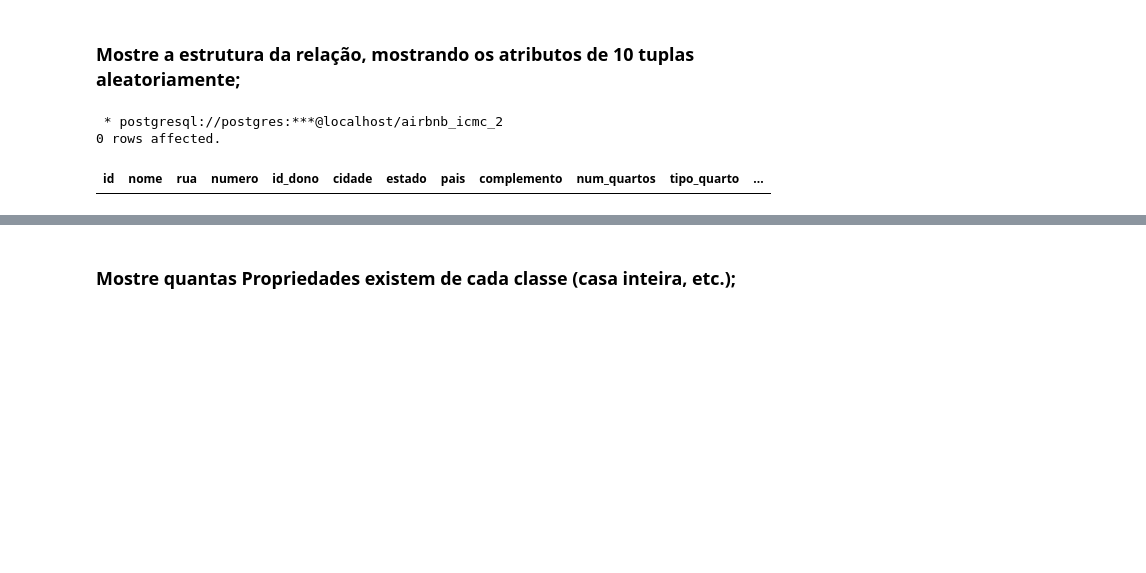
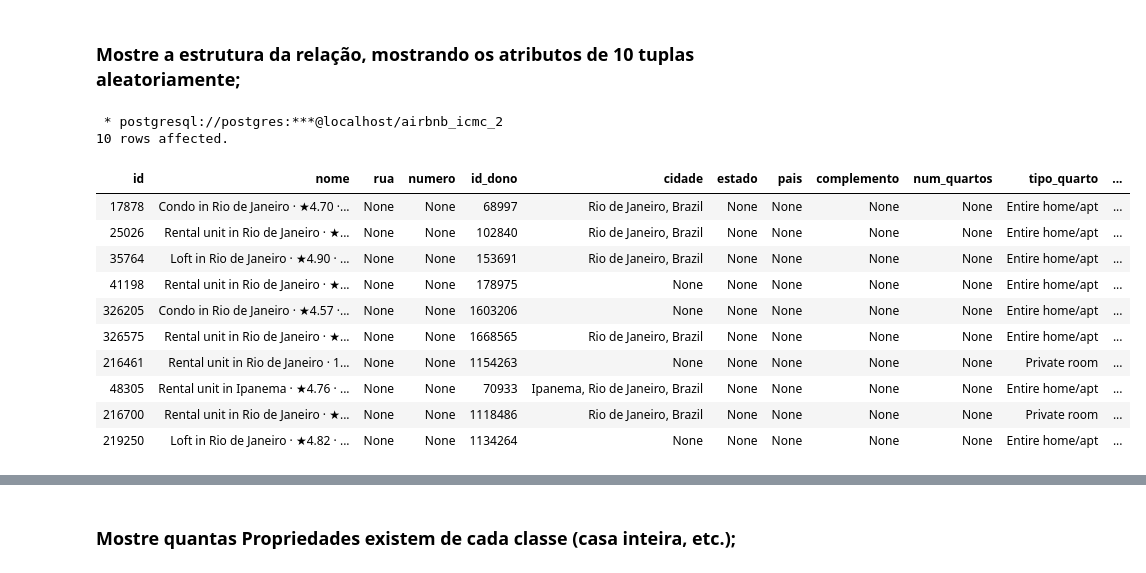
Before and after one commit to LeonardoIshida/airbnb-database-case-study, a Jupyter notebook: trabalho-2/6-8-consultas.ipynb, the cells around one changed output, grey strips where cells are left out. Saved outputs shown, nothing was run; the diff lists cells and outputs as text; code cells hidden in the pictures; blank space fills up the shorter version.

```diff
--- a/trabalho-2/6-8-consultas.ipynb
+++ b/trabalho-2/6-8-consultas.ipynb
@@ -19,12 +16,23 @@ The sql extension is already loaded. To reload it, use:
 # %%
 %%sql
 
 SELECT *
 FROM Propriedade
+LIMIT 10
 # %% [output]
  * postgresql://postgres:***@localhost/airbnb_icmc_2
-0 rows affected.
+10 rows affected.
 | id | nome | rua | numero | id_dono | cidade | estado | pais | complemento | num_quartos | tipo_quarto | ... |
+| 17878 | Condo in Rio de Janeiro · ★4.70 ·... | None | None | 68997 | Rio de Janeiro, Brazil | None | None | None | None | Entire home/apt | ... |
+| 25026 | Rental unit in Rio de Janeiro · ★... | None | None | 102840 | Rio de Janeiro, Brazil | None | None | None | None | Entire home/apt | ... |
+| 35764 | Loft in Rio de Janeiro · ★4.90 · ... | None | None | 153691 | Rio de Janeiro, Brazil | None | None | None | None | Entire home/apt | ... |
+| 41198 | Rental unit in Rio de Janeiro · ★... | None | None | 178975 | None | None | None | None | None | Entire home/apt | ... |
+| 326205 | Condo in Rio de Janeiro · ★4.57 ·... | None | None | 1603206 | None | None | None | None | None | Entire home/apt | ... |
+| 326575 | Rental unit in Rio de Janeiro · ★... | None | None | 1668565 | Rio de Janeiro, Brazil | None | None | None | None | Entire home/apt | ... |
+| 216461 | Rental unit in Rio de Janeiro · 1... | None | None | 1154263 | None | None | None | None | None | Private room | ... |
+| 48305 | Rental unit in Ipanema · ★4.76 · ... | None | None | 70933 | Ipanema, Rio de Janeiro, Brazil | None | None | None | None | Entire home/apt | ... |
+| 216700 | Rental unit in Rio de Janeiro · ★... | None | None | 1118486 | Rio de Janeiro, Brazil | None | None | None | None | Private room | ... |
+| 219250 | Loft in Rio de Janeiro · ★4.82 · ... | None | None | 1134264 | None | None | None | None | None | Entire home/apt | ... |
 # %%
 %%sql
 
```
Also changed, not shown: parts of 7 cells of this notebook.
